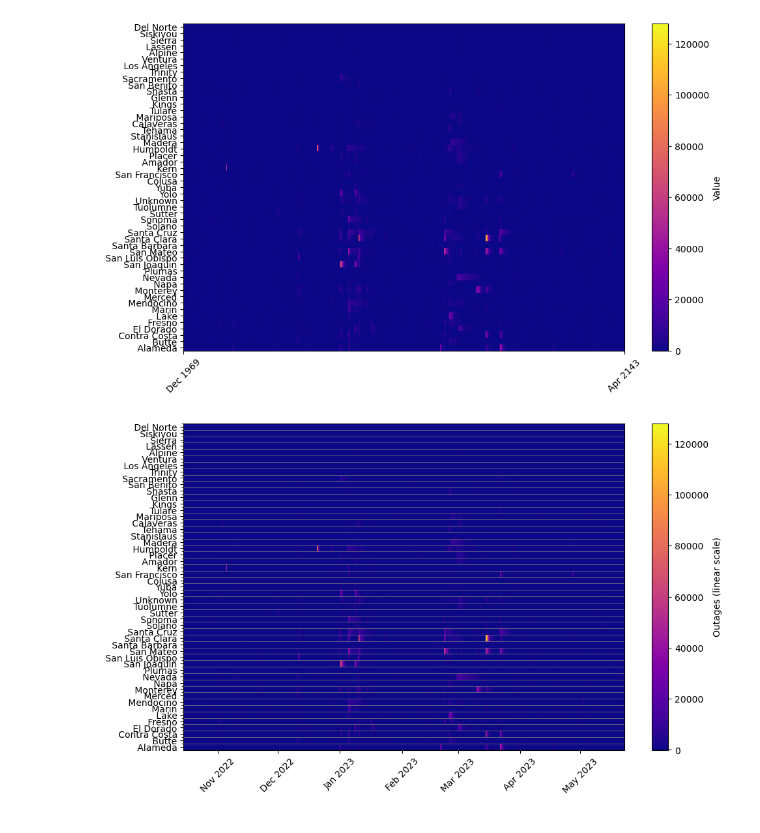
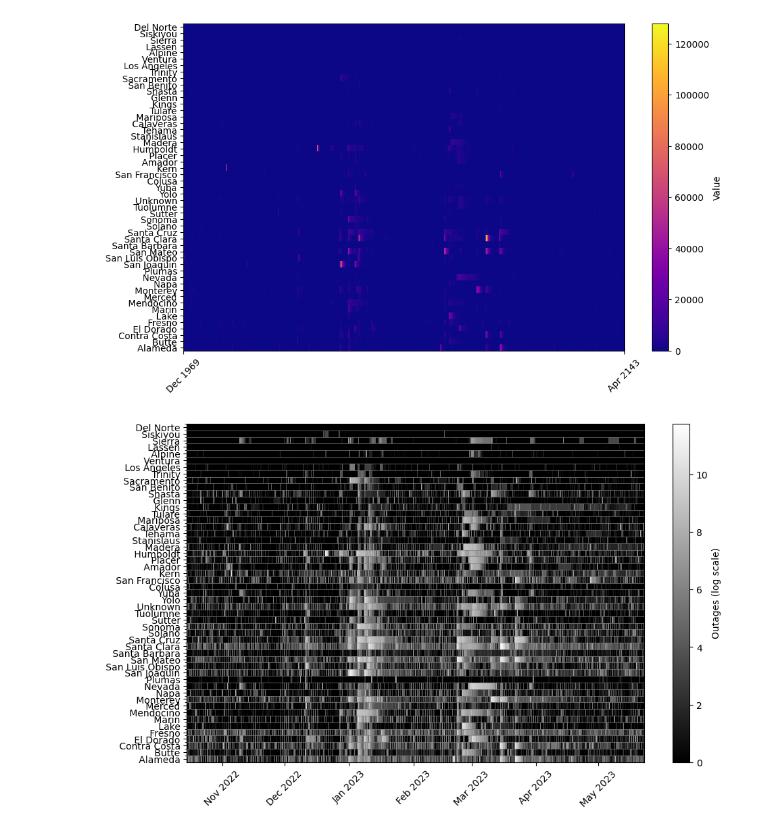
Before and after one commit to headrotor/powerscraper, a Jupyter notebook: data/dataviz.ipynb, the cells around one changed output. Drawn from its saved outputs; the diff is of its cells as text; code cells hidden in the pictures.

Commit message:
try different colors

```diff
--- a/data/dataviz.ipynb
+++ b/data/dataviz.ipynb
@@ -106,36 +178,36 @@ fig, ax = plt.subplots(figsize=(10, 6))
 X, Y = np.meshgrid(x, np.arange(data.shape[1]))
 
 # Plot the data as a colored mesh
 #linear
-mesh = ax.pcolormesh(X, Y, data.T, cmap='plasma')
+#mesh = ax.pcolormesh(X, Y, data.T, cmap='plasma')
 
 #log
-#mesh = ax.pcolormesh(X, Y, np.log(data.T + 1) , cmap='plasma')
+mesh = ax.pcolormesh(X, Y, np.log(data.T + 1) , cmap='gist_yarg_r')
 
 # Add a colorbar with label
-#plt.colorbar(mesh, ax=ax, label='Outages (log scale)')
-plt.colorbar(mesh, ax=ax, label='Outages (linear scale)')
+plt.colorbar(mesh, ax=ax, label='Outages (log scale)')
+#plt.colorbar(mesh, ax=ax, label='Outages (linear scale)')
 
 
 # Add horizontal grid lines
 yticks = np.arange(len(df.columns[3:-1])) + 0.5
 ax.set_yticks(yticks, minor=False)
 ax.set_yticks(yticks, minor=True)
 ax.grid(axis='y', linestyle='-', linewidth=0.5, color='gray', which='minor')
 
 
 
 # Set the x-axis label and format the tick labels as months
 ax.xaxis.set_major_locator(mdates.MonthLocator())
 ax.xaxis.set_major_formatter(mdates.DateFormatter('%b %Y'))
 
 plt.xticks(rotation=45)  # Rotate x-axis tick labels for better readability
 
 # Add y-axis tick labels with column header names
 plt.yticks(np.arange(len(df.columns[3:-1])), df.columns[3:-1])
 plt.yticks(rotation=0)  # Rotate y-axis tick labels to horizontal orientation
 
 plt.tight_layout()  # Adjust the spacing between subplots
-plt.savefig('county-img-lin.png', bbox_inches='tight', dpi=600);
+plt.savefig('county-img-log-gist_yarg_r.png', bbox_inches='tight', dpi=600);
 # %% [output]
-[figure, old version]
+[figure, new version]
```
Also changed, not shown: parts of 3 cells of this notebook.
